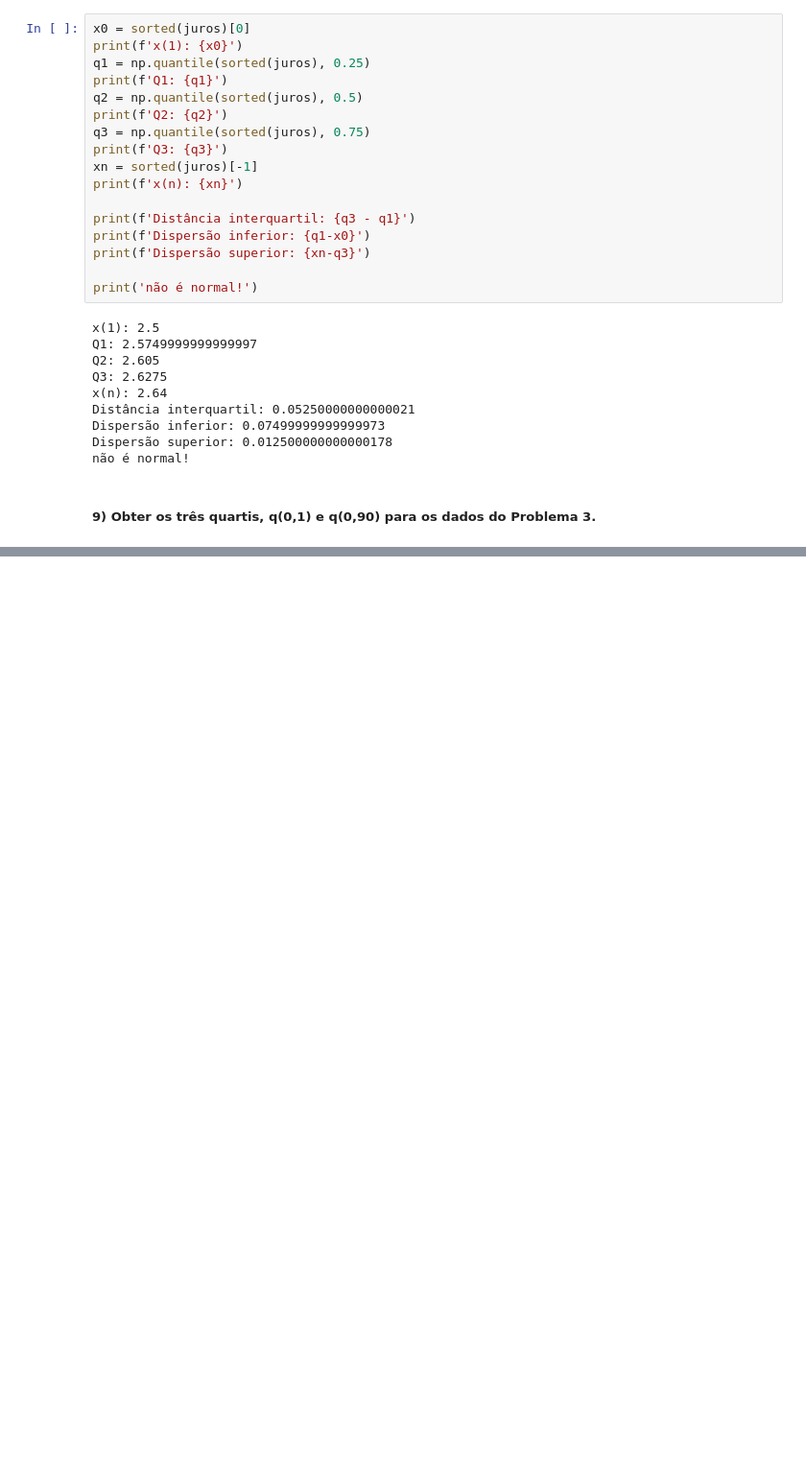
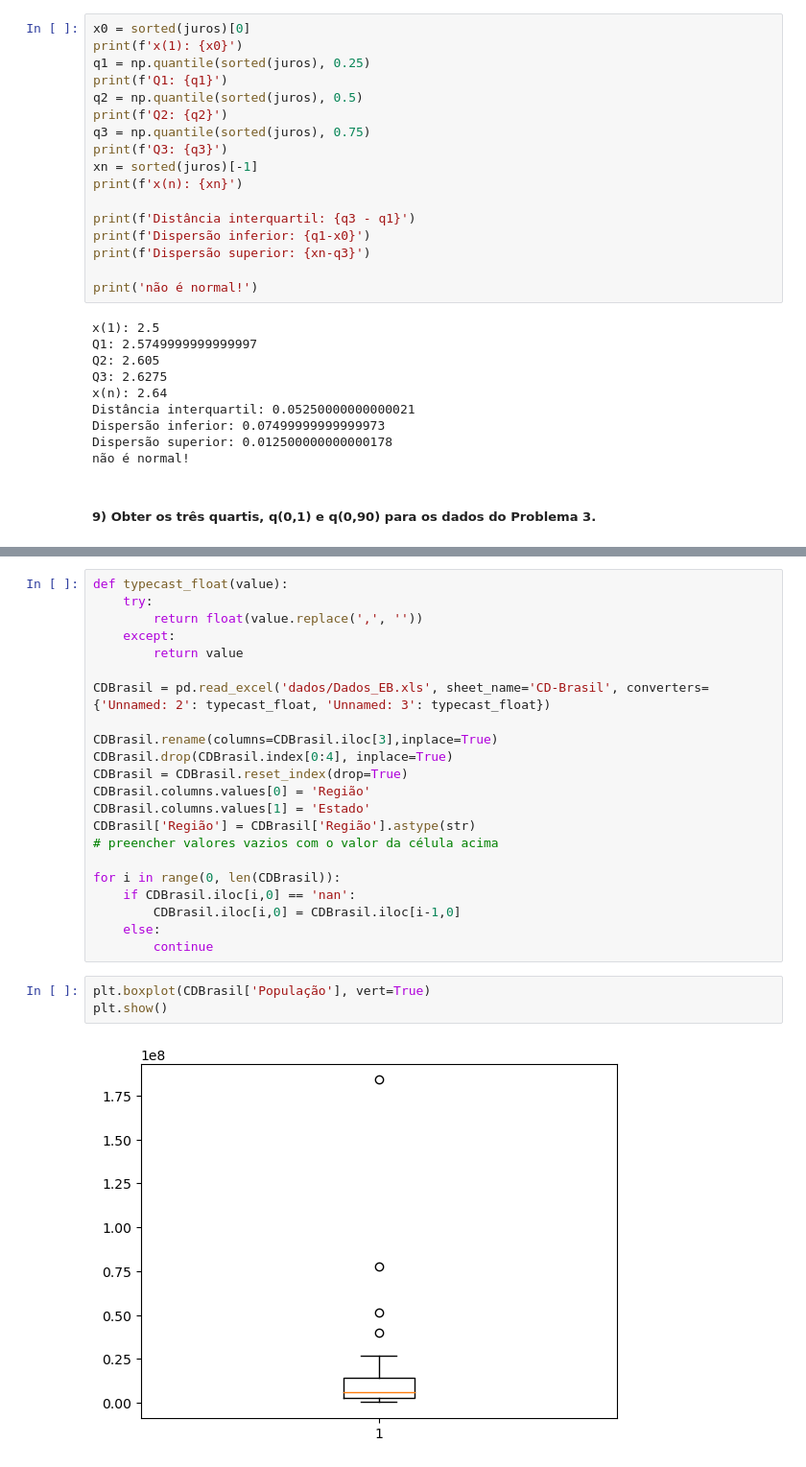
Before and after one commit to msbrasil/Estatistica, a Jupyter notebook: estatistica-basica/Capítulo 3.ipynb, the cells around one changed output, grey strips where cells are left out. Shown at 96% size. Cells and saved outputs as stored; diff of their text form; blank space fills up the shorter version.

```diff
--- a/estatistica-basica/Capítulo 3.ipynb
+++ b/estatistica-basica/Capítulo 3.ipynb
@@ -209,0 +296,27 @@ print(f'x(n): {xn}')
+# %%
+def typecast_float(value):
+    try:
+        return float(value.replace(',', ''))
+    except:
+        return value
+
+CDBrasil = pd.read_excel('dados/Dados_EB.xls', sheet_name='CD-Brasil', converters={'Unnamed: 2': typecast_float, 'Unnamed: 3': typecast_float})
+
+CDBrasil.rename(columns=CDBrasil.iloc[3],inplace=True)
+CDBrasil.drop(CDBrasil.index[0:4], inplace=True)
+CDBrasil = CDBrasil.reset_index(drop=True)
+CDBrasil.columns.values[0] = 'Região'
+CDBrasil.columns.values[1] = 'Estado'
+CDBrasil['Região'] = CDBrasil['Região'].astype(str)
+# preencher valores vazios com o valor da célula acima
+
+for i in range(0, len(CDBrasil)):
+    if CDBrasil.iloc[i,0] == 'nan':
+        CDBrasil.iloc[i,0] = CDBrasil.iloc[i-1,0]
+    else:
+        continue
+# %%
+plt.boxplot(CDBrasil['População'], vert=True)
+plt.show()
+# %% [output]
+[figure, added]
```
Also changed, not shown: parts of 13 cells of this notebook.
